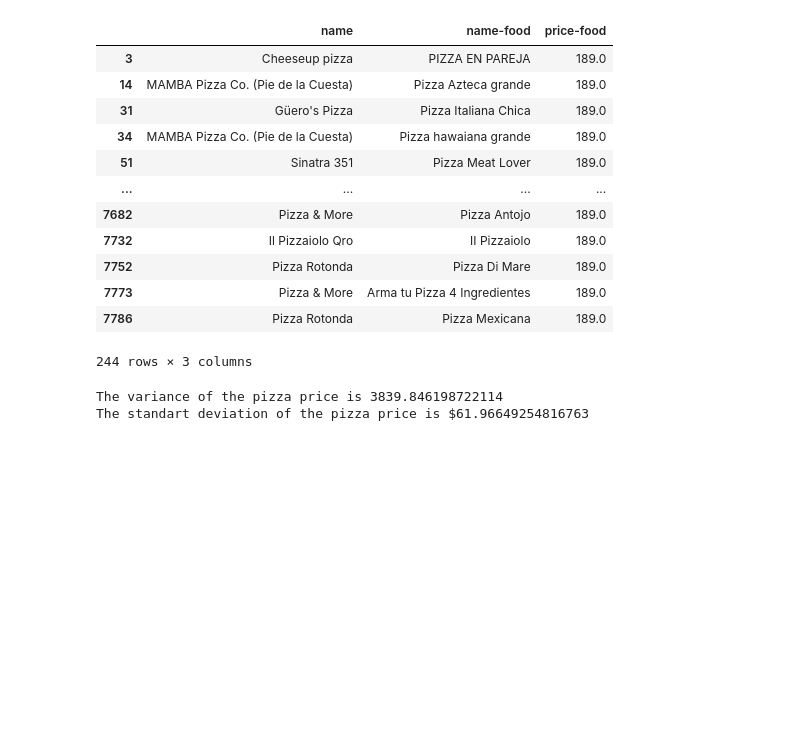
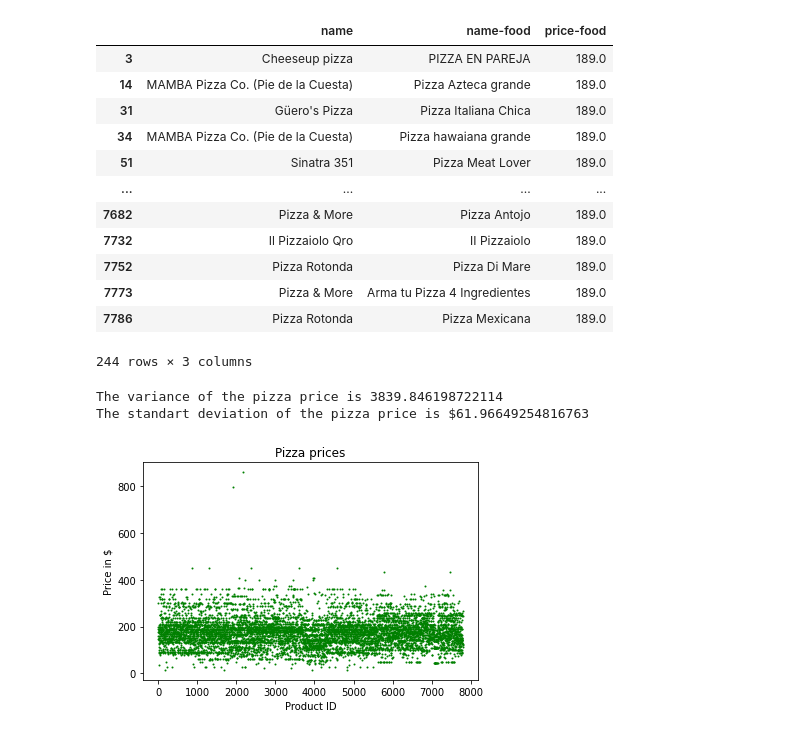
Before and after one commit to hectorrdz98/pizza-team, a Jupyter notebook: PizzaProject-NewVersion.ipynb, the cells around one changed output. Cells and saved outputs as stored; diff of their text form; code cells hidden in the pictures; blank space fills up the shorter version.

Commit message:
Plot

```diff
--- a/PizzaProject-NewVersion.ipynb
+++ b/PizzaProject-NewVersion.ipynb
@@ -193,0 +196,9 @@ The standart deviation of the pizza price is $61.96649254816763
+# %%
+plt.title('Pizza prices')
+plt.ylabel('Price in $')
+plt.xlabel('Product ID')
+plt.plot(dfPizzas['price-food'],'go',ms=1)
+# dfPizzas.reset_index().plot(style='o', x='index', y='price-food', ms=1)
+plt.show()
+# %% [output]
+[figure, added]
```
Also changed, not shown: parts of 1 cell of this notebook.
